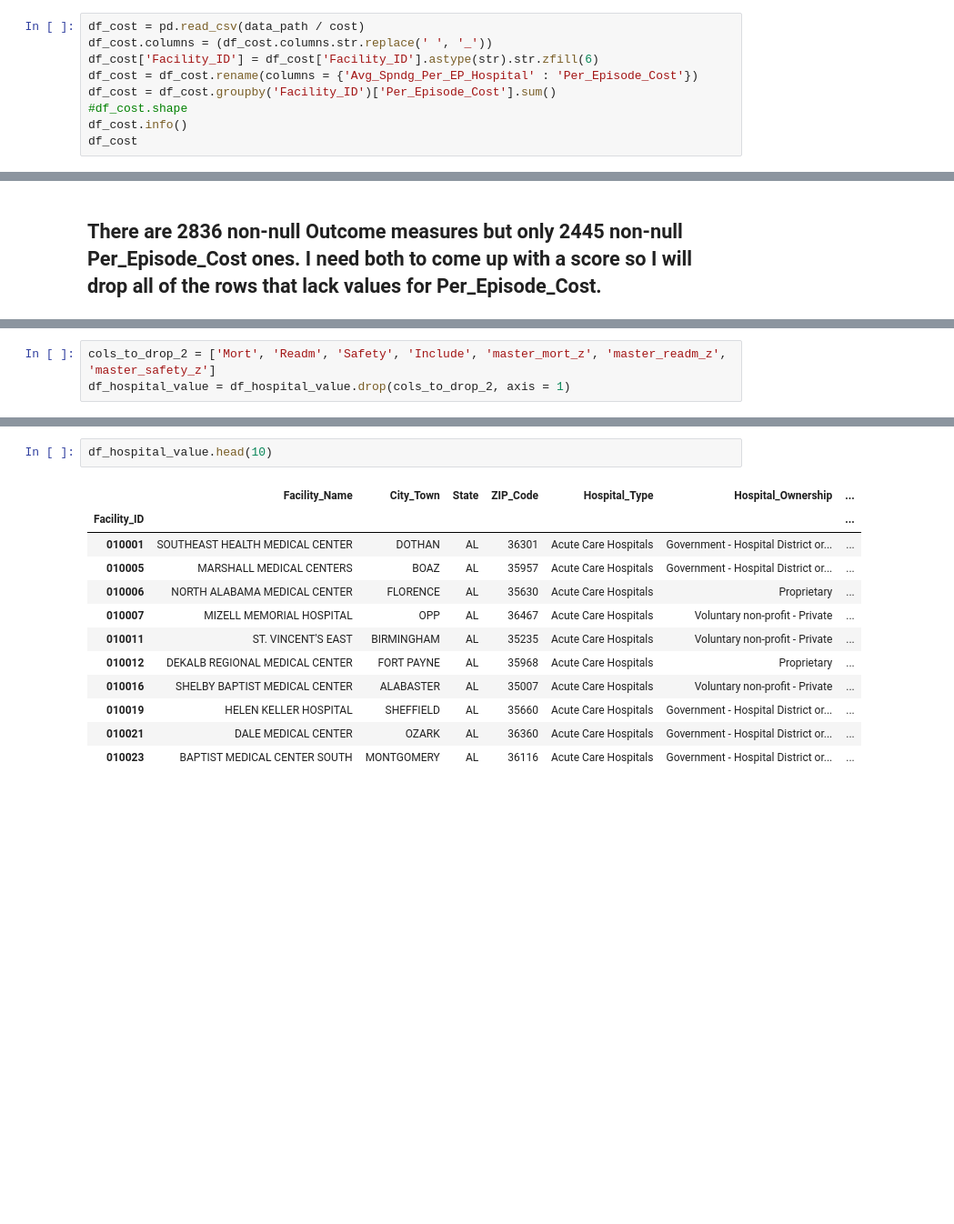
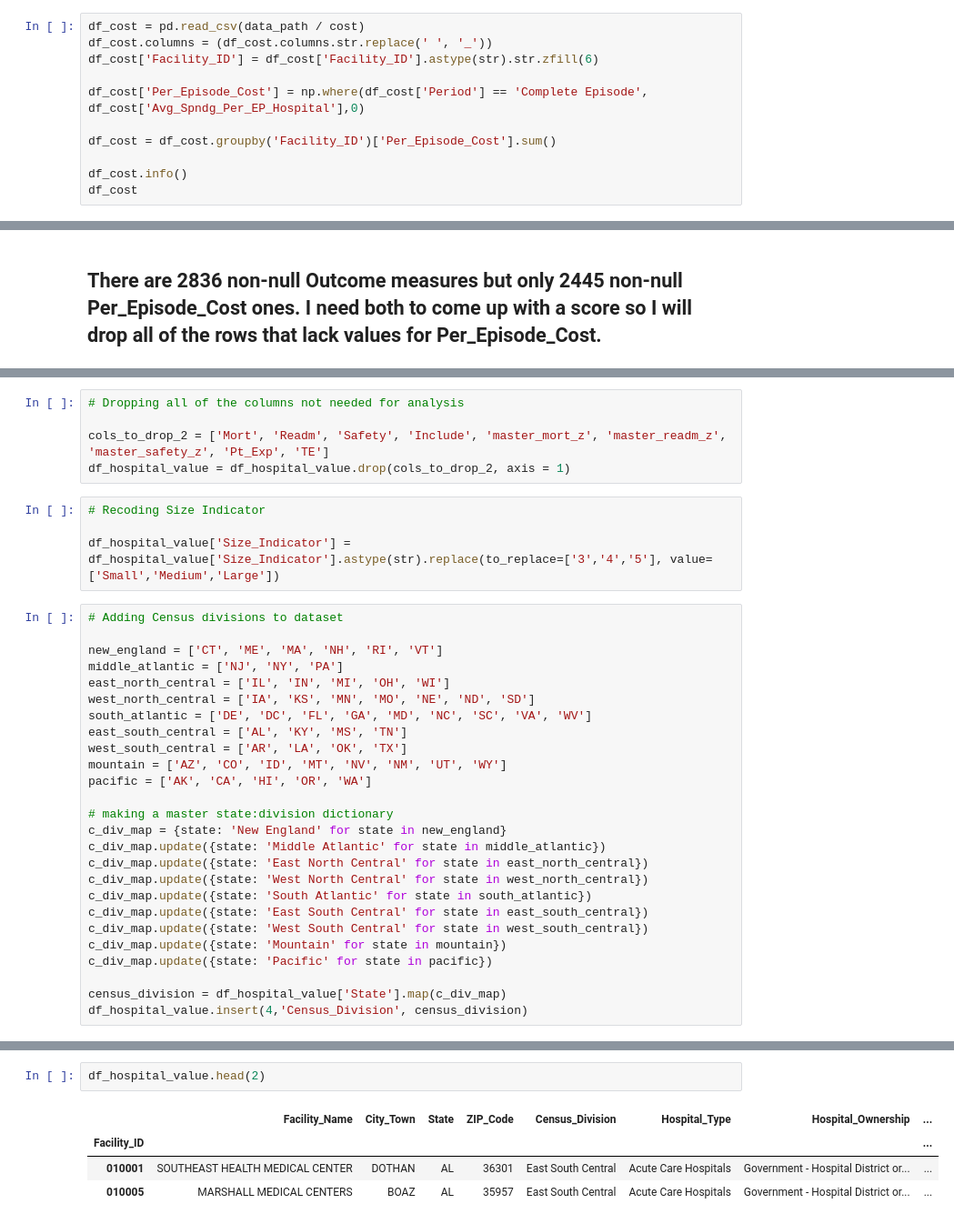
Before and after one commit to KabiraL/Hospital_Assessment, a Jupyter notebook: Notebooks/Hospital_Scoring.ipynb, the cells around one changed output, grey strips where cells are left out. Shown at 91% size. Cells and saved outputs as stored; diff of their text form; blank space fills up the shorter version.

```diff
--- a/Notebooks/Hospital_Scoring.ipynb
+++ b/Notebooks/Hospital_Scoring.ipynb
@@ -393,9 +434,11 @@ df_hospital_s.head(2)
 df_cost = pd.read_csv(data_path / cost)
 df_cost.columns = (df_cost.columns.str.replace(' ', '_'))
 df_cost['Facility_ID'] = df_cost['Facility_ID'].astype(str).str.zfill(6)
-df_cost = df_cost.rename(columns = {'Avg_Spndg_Per_EP_Hospital' : 'Per_Episode_Cost'})
+
+df_cost['Per_Episode_Cost'] = np.where(df_cost['Period'] == 'Complete Episode', df_cost['Avg_Spndg_Per_EP_Hospital'],0)
+
 df_cost = df_cost.groupby('Facility_ID')['Per_Episode_Cost'].sum()
-#df_cost.shape
+
 df_cost.info()
 df_cost
 # %% [output]
@@ -472,5 +515,37 @@ memory usage: 324.7+ KB
 # %%
-cols_to_drop_2 = ['Mort', 'Readm', 'Safety', 'Include', 'master_mort_z', 'master_readm_z', 'master_safety_z']
+# Dropping all of the columns not needed for analysis
+
+cols_to_drop_2 = ['Mort', 'Readm', 'Safety', 'Include', 'master_mort_z', 'master_readm_z', 'master_safety_z', 'Pt_Exp', 'TE']
 df_hospital_value = df_hospital_value.drop(cols_to_drop_2, axis = 1)
+# %%
+# Recoding Size Indicator
+
+df_hospital_value['Size_Indicator'] = df_hospital_value['Size_Indicator'].astype(str).replace(to_replace=['3','4','5'], value=['Small','Medium','Large'])
+# %%
+# Adding Census divisions to dataset
+
+new_england = ['CT', 'ME', 'MA', 'NH', 'RI', 'VT']
+middle_atlantic = ['NJ', 'NY', 'PA']
+east_north_central = ['IL', 'IN', 'MI', 'OH', 'WI']
+west_north_central = ['IA', 'KS', 'MN', 'MO', 'NE', 'ND', 'SD']
+south_atlantic = ['DE', 'DC', 'FL', 'GA', 'MD', 'NC', 'SC', 'VA', 'WV']
+east_south_central = ['AL', 'KY', 'MS', 'TN']
+west_south_central = ['AR', 'LA', 'OK', 'TX']
+mountain = ['AZ', 'CO', 'ID', 'MT', 'NV', 'NM', 'UT', 'WY']
+pacific = ['AK', 'CA', 'HI', 'OR', 'WA']
+
+# making a master state:division dictionary
+c_div_map = {state: 'New England' for state in new_england}
+c_div_map.update({state: 'Middle Atlantic' for state in middle_atlantic})
+c_div_map.update({state: 'East North Central' for state in east_north_central})
+c_div_map.update({state: 'West North Central' for state in west_north_central})
+c_div_map.update({state: 'South Atlantic' for state in south_atlantic})
+c_div_map.update({state: 'East South Central' for state in east_south_central})
+c_div_map.update({state: 'West South Central' for state in west_south_central})
+c_div_map.update({state: 'Mountain' for state in mountain})
+c_div_map.update({state: 'Pacific' for state in pacific})
+
+census_division = df_hospital_value['State'].map(c_div_map)
+df_hospital_value.insert(4,'Census_Division', census_division)
 # %%
 df_hospital_value.info()
@@ -494,15 +573,7 @@ memory usage: 191.0+ KB
 # %%
-df_hospital_value.head(10)
+df_hospital_value.head(2)
 # %% [output]
-|  | Facility_Name | City_Town | State | ZIP_Code | Hospital_Type | Hospital_Ownership | ... |
-| Facility_ID |  |  |  |  |  |  | ... |
-| 010001 | SOUTHEAST HEALTH MEDICAL CENTER | DOTHAN | AL | 36301 | Acute Care Hospitals | Government - Hospital District or... | ... |
-| 010005 | MARSHALL MEDICAL CENTERS | BOAZ | AL | 35957 | Acute Care Hospitals | Government - Hospital District or... | ... |
-| 010006 | NORTH ALABAMA MEDICAL CENTER | FLORENCE | AL | 35630 | Acute Care Hospitals | Proprietary | ... |
-| 010007 | MIZELL MEMORIAL HOSPITAL | OPP | AL | 36467 | Acute Care Hospitals | Voluntary non-profit - Private | ... |
-| 010011 | ST. VINCENT'S EAST | BIRMINGHAM | AL | 35235 | Acute Care Hospitals | Voluntary non-profit - Private | ... |
-| 010012 | DEKALB REGIONAL MEDICAL CENTER | FORT PAYNE | AL | 35968 | Acute Care Hospitals | Proprietary | ... |
-| 010016 | SHELBY BAPTIST MEDICAL CENTER | ALABASTER | AL | 35007 | Acute Care Hospitals | Voluntary non-profit - Private | ... |
-| 010019 | HELEN KELLER HOSPITAL | SHEFFIELD | AL | 35660 | Acute Care Hospitals | Government - Hospital District or... | ... |
-| 010021 | DALE MEDICAL CENTER | OZARK | AL | 36360 | Acute Care Hospitals | Government - Hospital District or... | ... |
-| 010023 | BAPTIST MEDICAL CENTER SOUTH | MONTGOMERY | AL | 36116 | Acute Care Hospitals | Government - Hospital District or... | ... |
+|  | Facility_Name | City_Town | State | ZIP_Code | Census_Division | Hospital_Type | Hospital_Ownership | ... |
+| Facility_ID |  |  |  |  |  |  |  | ... |
+| 010001 | SOUTHEAST HEALTH MEDICAL CENTER | DOTHAN | AL | 36301 | East South Central | Acute Care Hospitals | Government - Hospital District or... | ... |
+| 010005 | MARSHALL MEDICAL CENTERS | BOAZ | AL | 35957 | East South Central | Acute Care Hospitals | Government - Hospital District or... | ... |
```
Also changed, not shown: parts of 28 cells of this notebook.
